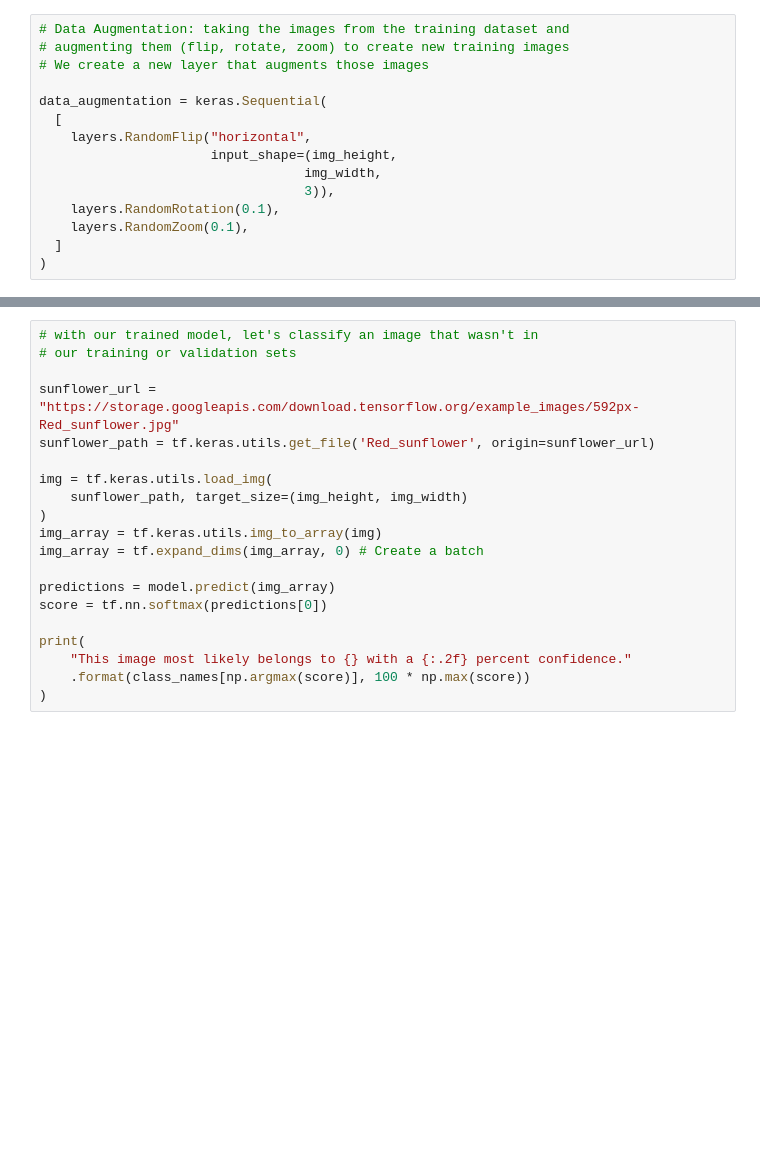
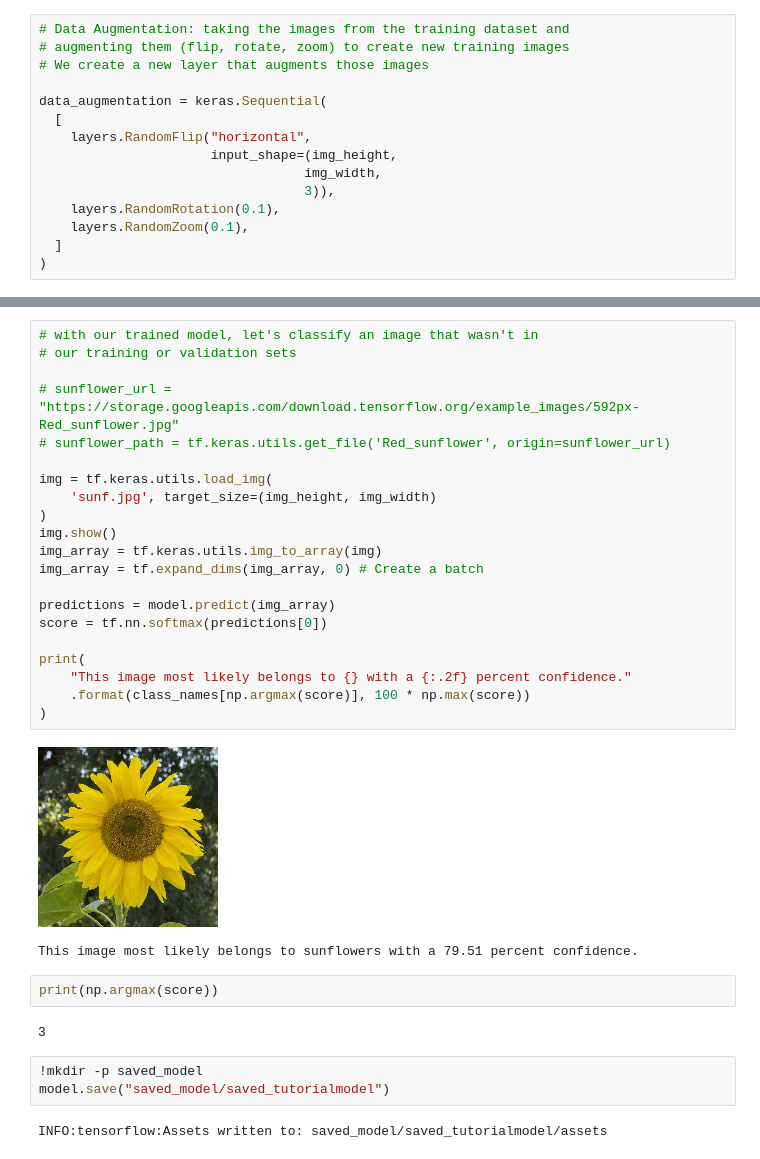
Before and after one commit to jdmacam/keycap-model, a Jupyter notebook: tutorial/flowertutorial.ipynb, the cells around one changed output, grey strips where cells are left out. Saved outputs shown, nothing was run; the diff lists cells and outputs as text; blank space fills up the shorter version.

Commit message:
saved and loaded model

```diff
--- a/tutorial/flowertutorial.ipynb
+++ b/tutorial/flowertutorial.ipynb
@@ -277,20 +333,33 @@ plt.show()
 # %%
 # with our trained model, let's classify an image that wasn't in
 # our training or validation sets
 
-sunflower_url = "https://storage.googleapis.com/download.tensorflow.org/example_images/592px-Red_sunflower.jpg"
-sunflower_path = tf.keras.utils.get_file('Red_sunflower', origin=sunflower_url)
+# sunflower_url = "https://storage.googleapis.com/download.tensorflow.org/example_images/592px-Red_sunflower.jpg"
+# sunflower_path = tf.keras.utils.get_file('Red_sunflower', origin=sunflower_url)
 
 img = tf.keras.utils.load_img(
-    sunflower_path, target_size=(img_height, img_width)
+    'sunf.jpg', target_size=(img_height, img_width)
 )
+img.show()
 img_array = tf.keras.utils.img_to_array(img)
 img_array = tf.expand_dims(img_array, 0) # Create a batch
 
 predictions = model.predict(img_array)
 score = tf.nn.softmax(predictions[0])
 
 print(
     "This image most likely belongs to {} with a {:.2f} percent confidence."
     .format(class_names[np.argmax(score)], 100 * np.max(score))
 )
+# %% [output]
+[figure, added]
+This image most likely belongs to sunflowers with a 79.51 percent confidence.
+# %%
+print(np.argmax(score))
+# %% [output]
+3
+# %%
+!mkdir -p saved_model
+model.save("saved_model/saved_tutorialmodel")
+# %% [output]
+INFO:tensorflow:Assets written to: saved_model/saved_tutorialmodel/assets
```
Also changed, not shown: parts of 8 cells of this notebook, 11 other files.
